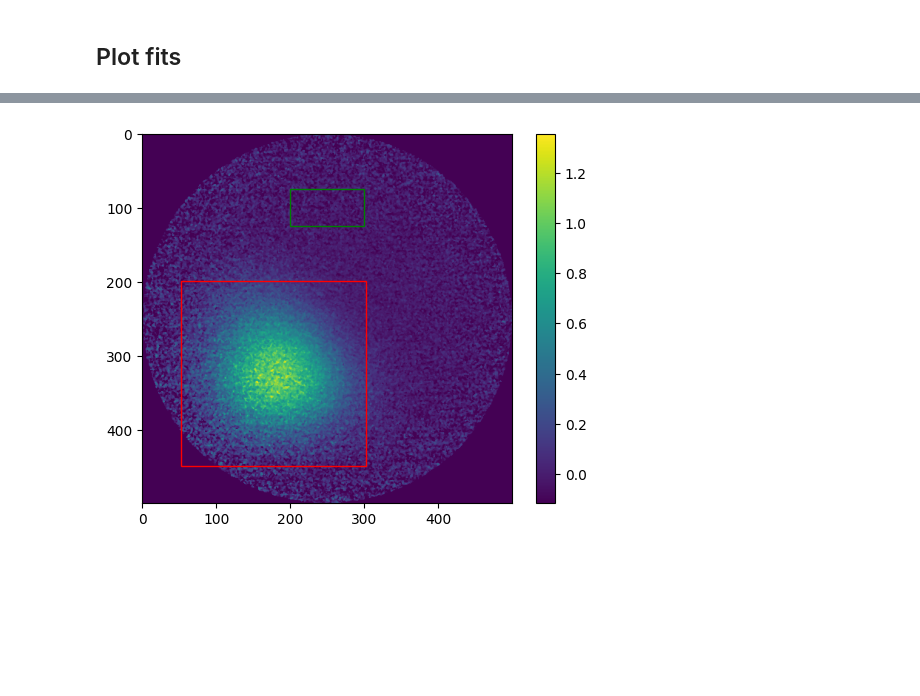
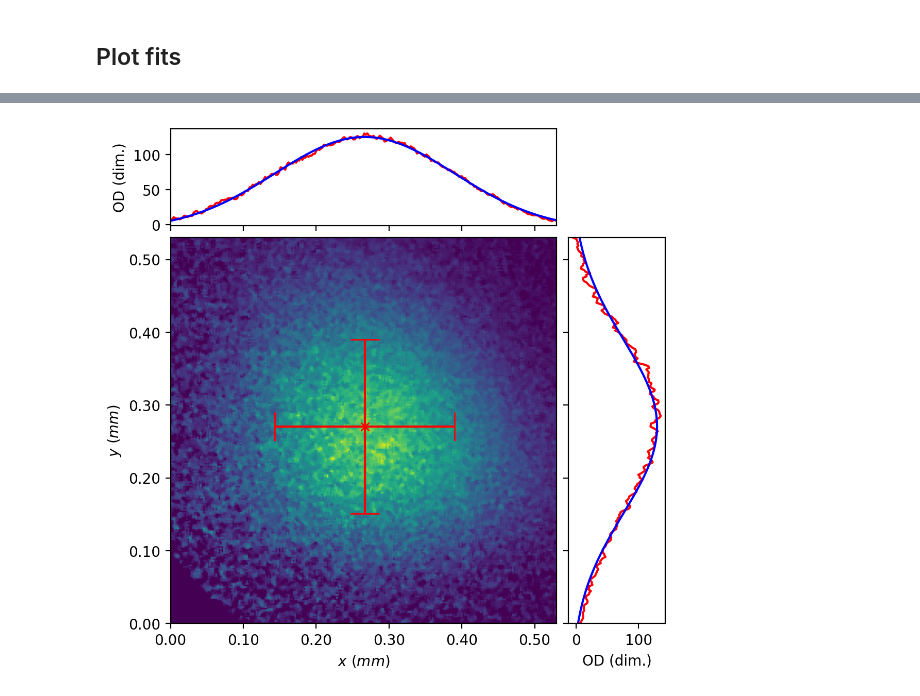
Before and after one commit to benmcdonough20/MOTsArentForKids, a Jupyter notebook: framework_usage.ipynb, the cells around one changed output, grey strips where cells are left out. Drawn from its saved outputs; the diff is of its cells as text; code cells hidden in the pictures; blank space fills up the shorter version.

```diff
--- a/framework_usage.ipynb
+++ b/framework_usage.ipynb
@@ -44,6 +52,6 @@ runs
 # %%
-runs[2.95].plot_blob()
+runs[2.8][0].plot_fit()
 #green shows area used to average background noise
 #red shows blob detection
 # %% [output]
-[figure, old version]
+[figure, new version]
```
Also changed, not shown: parts of 5 cells of this notebook, 6 other files.
